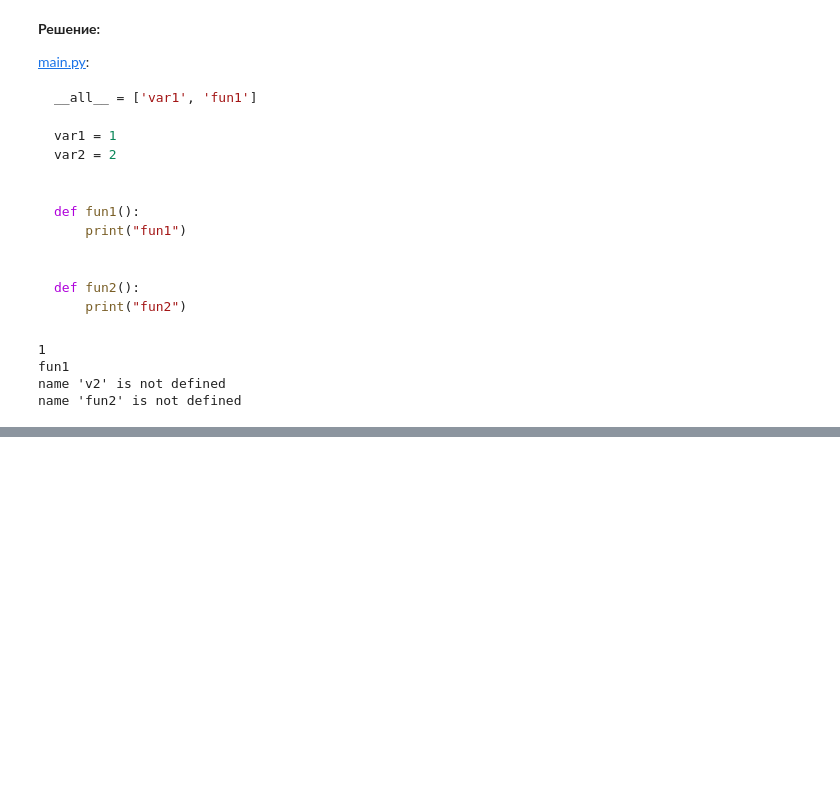
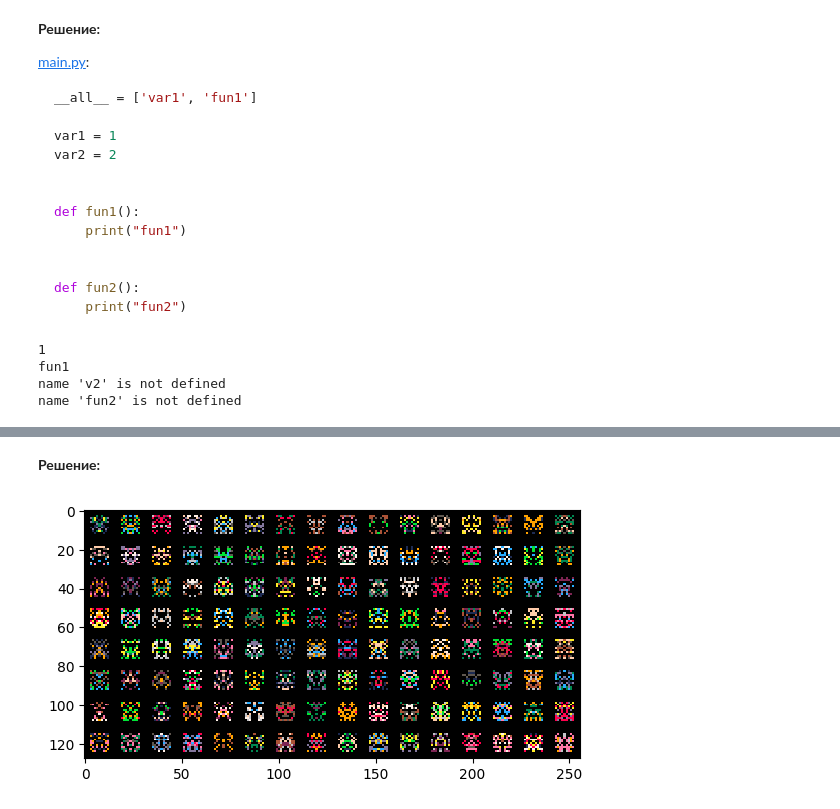
Before and after one commit to Gribbirg/python-practice, a Jupyter notebook: myworks/practice/pract3/sol3.ipynb, the cells around one changed output, grey strips where cells are left out. Saved outputs shown, nothing was run; the diff lists cells and outputs as text; code cells hidden in the pictures; blank space fills up the shorter version.

```diff
--- a/myworks/practice/pract3/sol3.ipynb
+++ b/myworks/practice/pract3/sol3.ipynb
@@ -153,0 +239,46 @@ name 'fun2' is not defined
+# %% [markdown]
+**Решение:**
+# %%
+from random import randint, choice
+
+PALETTE = [
+    0x1D2B53,
+    0x7E2553,
+    0x008751,
+    0xAB5236,
+    0x5F574F,
+    0xC2C3C7,
+    0xFFF1E8,
+    0xFF004D,
+    0xFFA300,
+    0xFFEC27,
+    0x00E436,
+    0x29ADFF,
+    0x83769C,
+    0xFF77A8,
+    0xFFCCAA
+]
+
+ROW_SIZE = 16
+COLUMN_SIZE = 8
+SPACE = 3
+SIZE = 10
+COLORS_FOR_SPRITE_COUNT = 4
+
+s = SIZE + SPACE * 2
+rgb_palette = list(map(lambda color: [color >> 16, (color >> 8) & 0xFF, color & 0xFF], PALETTE))
+
+sprites = np.zeros(s * s * COLUMN_SIZE * ROW_SIZE * 3).reshape(s * COLUMN_SIZE, s * ROW_SIZE, 3)
+for i_column in range(COLUMN_SIZE):
+    for i_row in range(ROW_SIZE):
+        colors = np.array([choice(rgb_palette) for _ in range(COLORS_FOR_SPRITE_COUNT)])
+        for i in range(SIZE):
+            for j in range(SIZE):
+                sprites[i_column * s + i + SPACE][i_row * s + j + SPACE] = randint(0, 1) * choice(colors)
+                sprites[i_column * s + i + SPACE][i_row * s + (s - SPACE) - j - 1] = sprites[i_column * s + i + SPACE][
+                    i_row * s + j + SPACE]
+
+plt.imshow(sprites.astype('uint8'), interpolation='none')
+plt.show()
+# %% [output]
+[figure, added]
```
Also changed, not shown: parts of 22 cells of this notebook, 3 other files.
